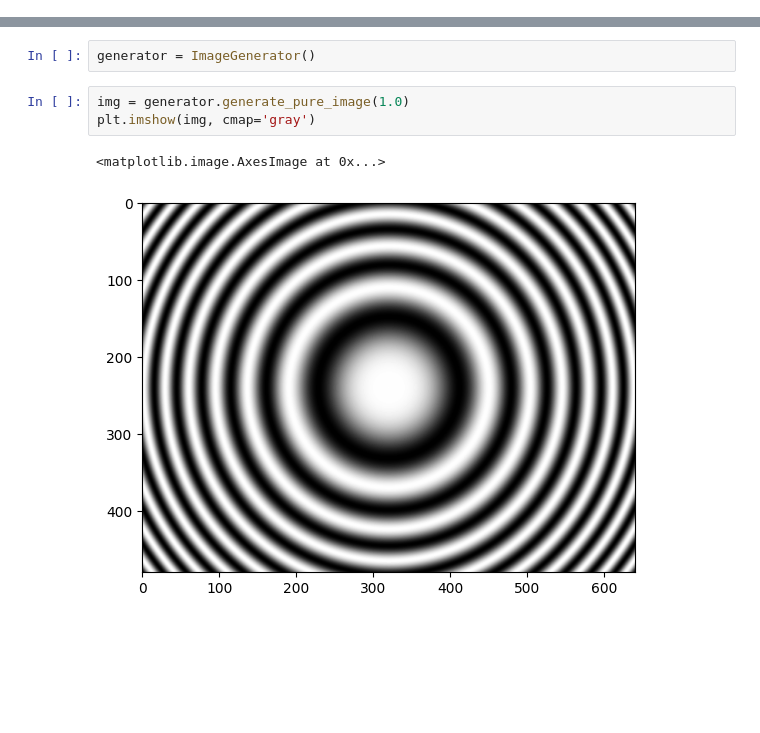
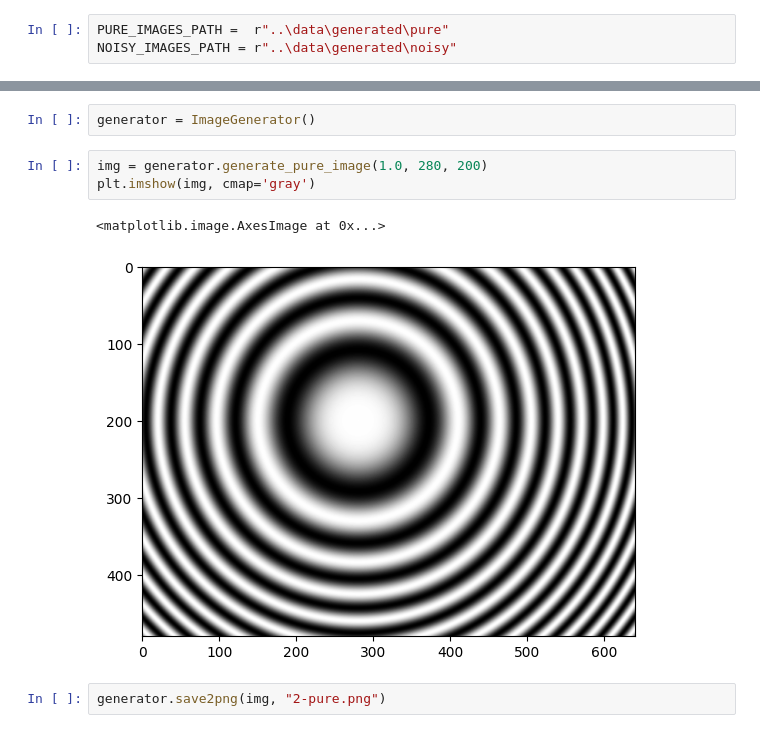
Before and after one commit to makaryorczyk/topography-transfer, a Jupyter notebook: notebooks/01-initial-image-generation.ipynb, the cells around one changed output, grey strips where cells are left out. Saved outputs shown, nothing was run; the diff lists cells and outputs as text; blank space fills up the shorter version.

Commit message:
#2 - generating and saving pure images

```diff
--- a/notebooks/01-initial-image-generation.ipynb
+++ b/notebooks/01-initial-image-generation.ipynb
@@ -11,6 +11,9 @@ import math
 
 Generates image based on the formula: <br>
 $B_{x,y} = B_{mid}+(B_{max}-B_{min})*cos(2*\pi*(\epsilon+\frac{(X- X_{mid})^2+(Y-Y_{mid})^2}{R_{d}}))$ <br>
+# %%
+PURE_IMAGES_PATH =  r"..\data\generated\pure"
+NOISY_IMAGES_PATH = r"..\data\generated\noisy"
 # %%
 class ImageGenerator:
     def __init__(self,
@@ -70,8 +99,10 @@ class ImageGenerator:
 # %%
 generator = ImageGenerator()
 # %%
-img = generator.generate_pure_image(1.0)
+img = generator.generate_pure_image(1.0, 280, 200)
 plt.imshow(img, cmap='gray')
 # %% [output]
 <matplotlib.image.AxesImage at 0x...>
-[figure, old version]
+[figure, new version]
+# %%
+generator.save2png(img, "2-pure.png")
```
Also changed, not shown: parts of 1 cell of this notebook, 1 other file.
